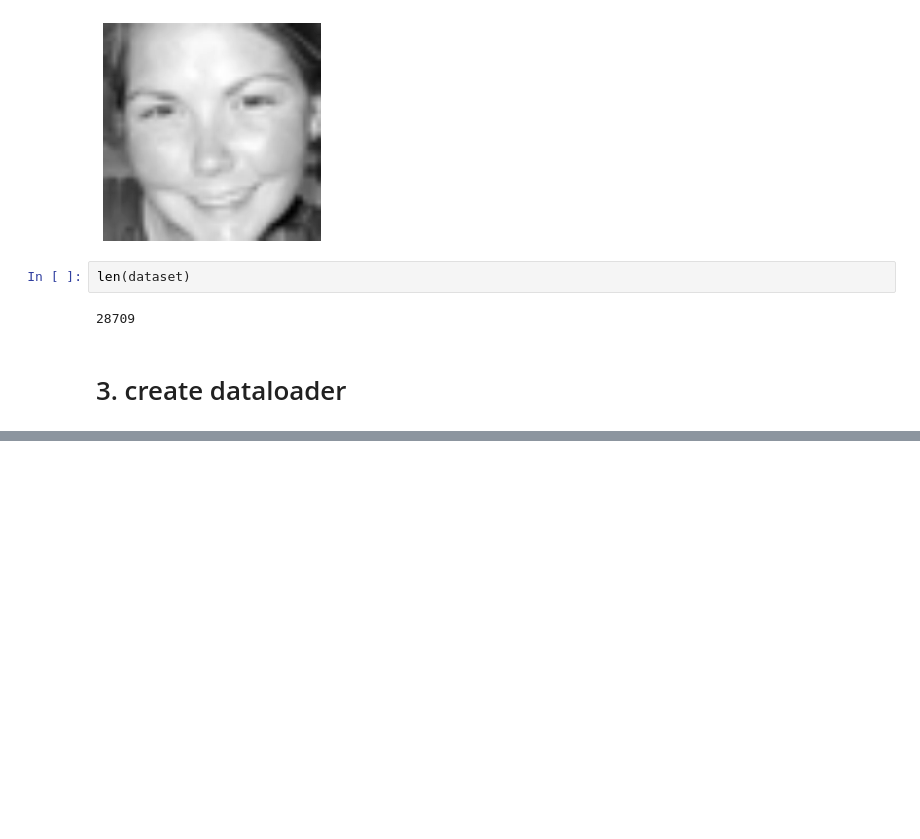
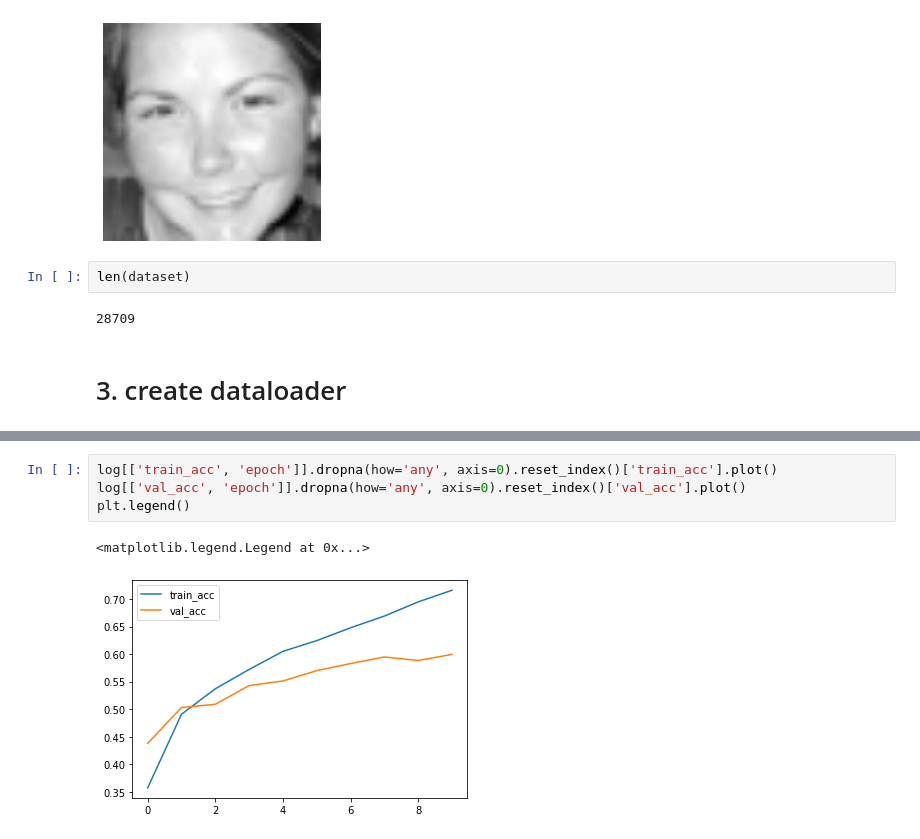
Before and after one commit to siruku6/model_on_fer2013, a Jupyter notebook: 20220424_create_FER_model.ipynb, the cells around one changed output, grey strips where cells are left out. Drawn from its saved outputs; the diff is of its cells as text; blank space fills up the shorter version.

```diff
--- a/20220424_create_FER_model.ipynb
+++ b/20220424_create_FER_model.ipynb
@@ -215,0 +357,7 @@ plt.axis('off')
+# %%
+log[['train_acc', 'epoch']].dropna(how='any', axis=0).reset_index()['train_acc'].plot()
+log[['val_acc', 'epoch']].dropna(how='any', axis=0).reset_index()['val_acc'].plot()
+plt.legend()
+# %% [output]
+<matplotlib.legend.Legend at 0x...>
+[figure, added]
```
Also changed, not shown: parts of 25 cells of this notebook.
